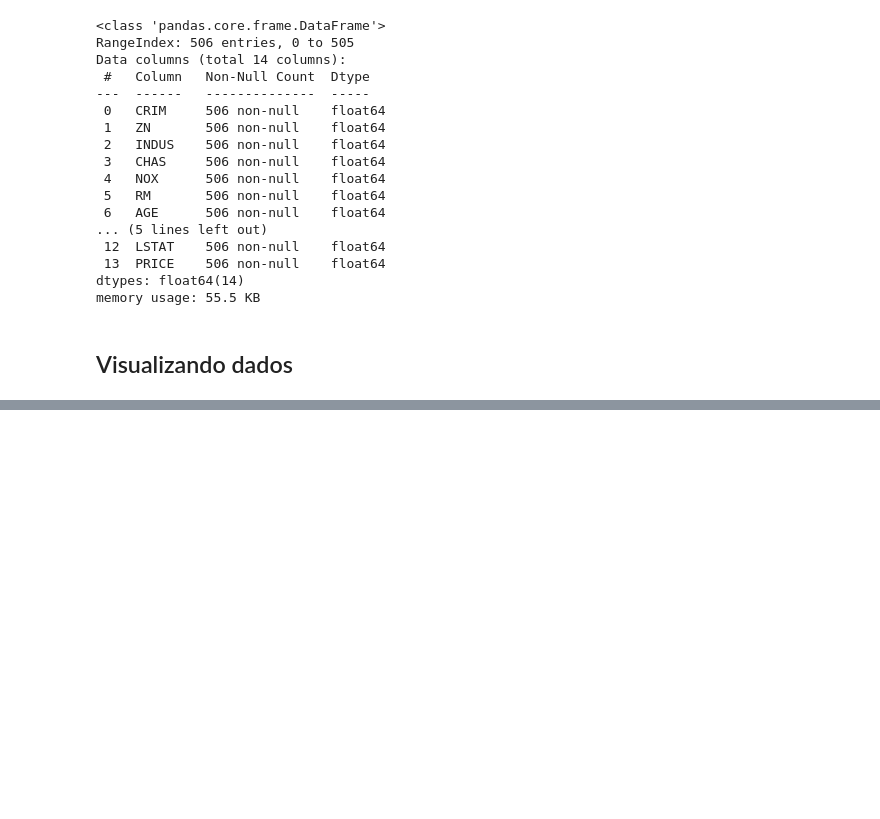
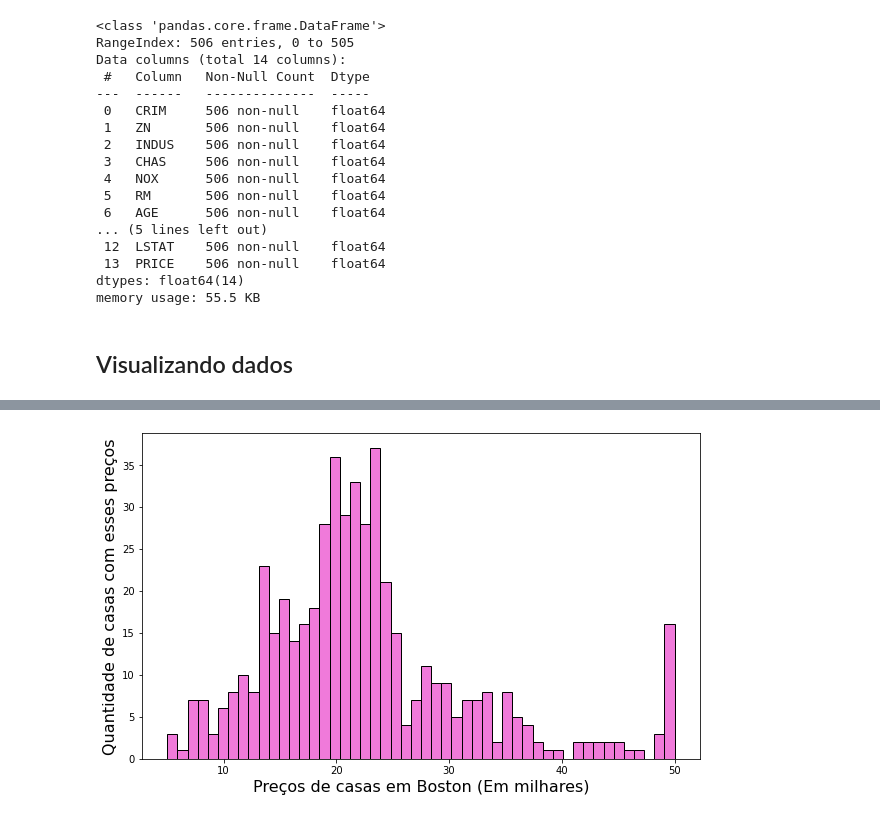
Before and after one commit to jhonatacaiob/Bootcamp-Data-Science, a Jupyter notebook: Secao-5/Regressão multivariável.ipynb, the cells around one changed output, grey strips where cells are left out. Cells and saved outputs as stored; diff of their text form; code cells hidden in the pictures; blank space fills up the shorter version.

```diff
--- a/Secao-5/Regressão multivariável.ipynb
+++ b/Secao-5/Regressão multivariável.ipynb
@@ -210,0 +212,11 @@ plt.show()
+# %%
+plt.figure(figsize= (10,6))
+
+sns.histplot(data=dados, x="PRICE", color = "#EB4DCE", bins = 50)
+
+plt.xlabel("Preços de casas em Boston (Em milhares)", fontsize = 16)
+plt.ylabel("Quantidade de casas com esses preços", fontsize = 16)
+
+plt.show()
+# %% [output]
+[figure, added]
```
Also changed, not shown: parts of 5 cells of this notebook.
